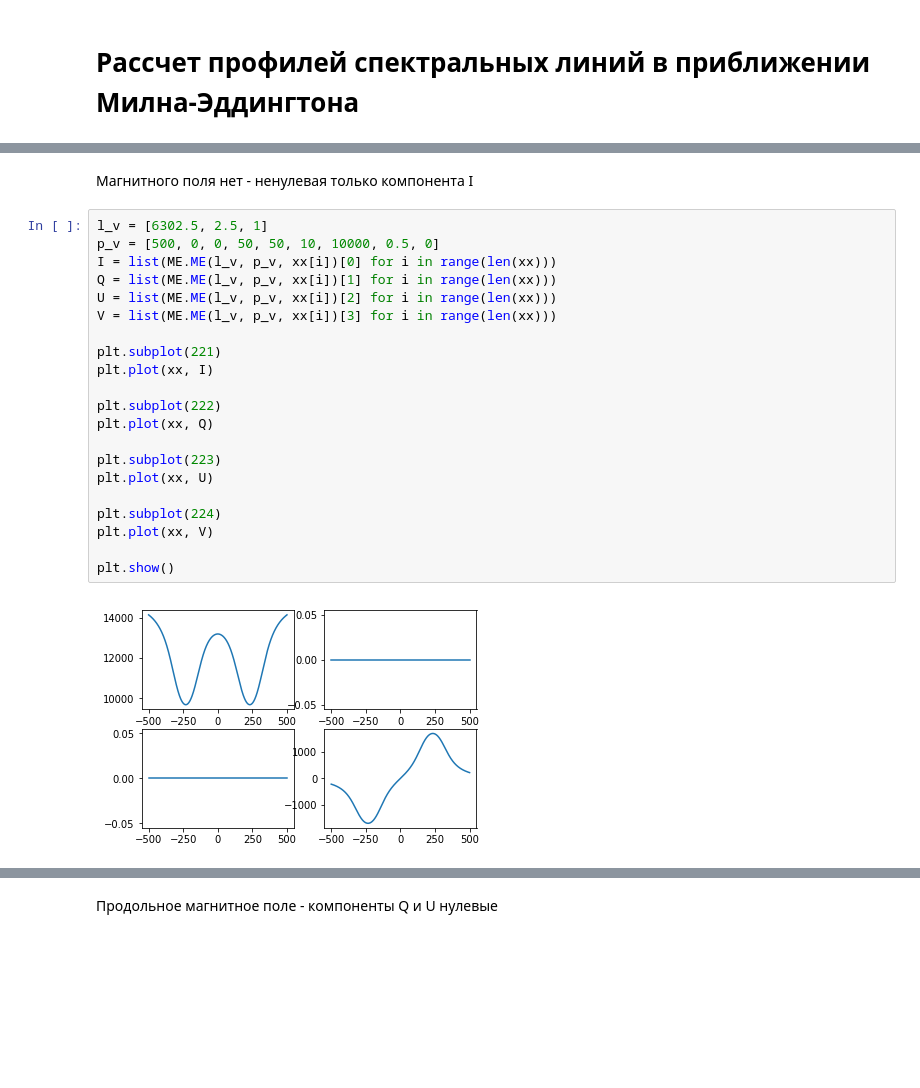
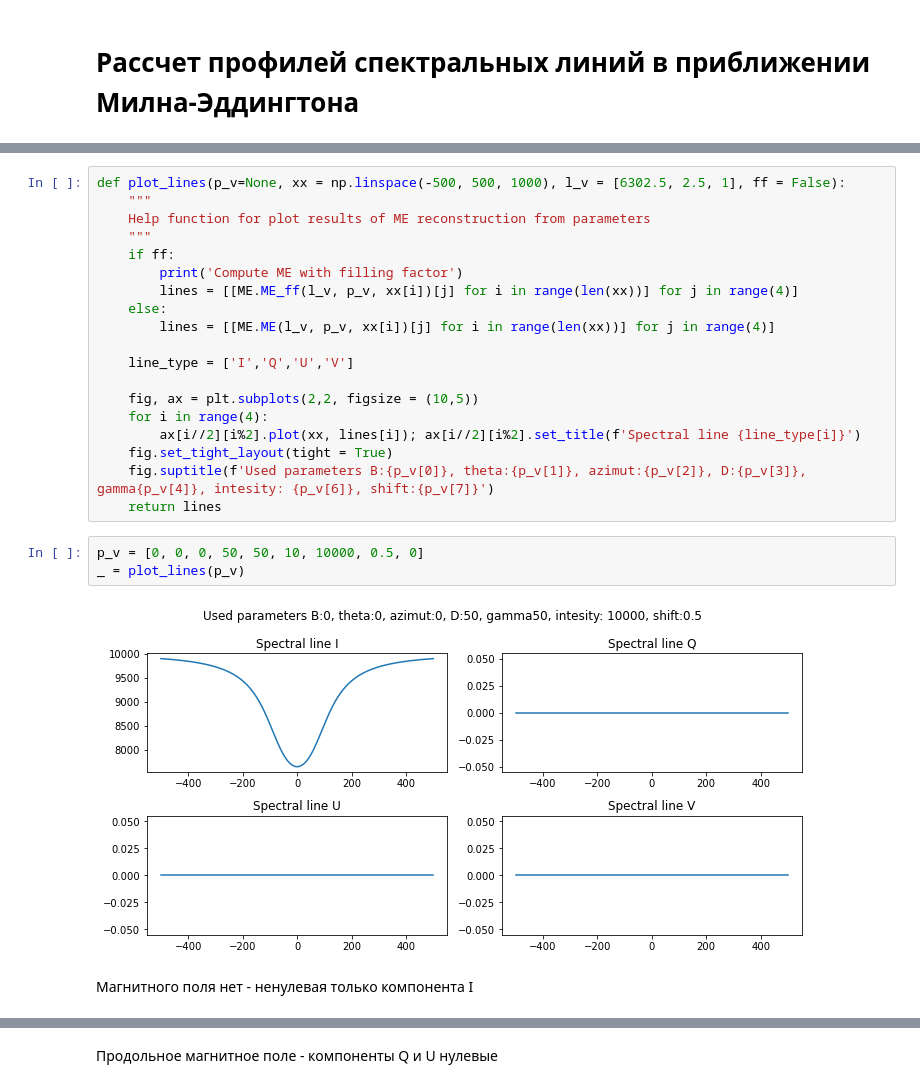
Before and after one commit to andreiplotnikov/ME, a Jupyter notebook: description.ipynb, the cells around one changed output, grey strips where cells are left out. Cells and saved outputs as stored; diff of their text form; blank space fills up the shorter version.

```diff
--- a/description.ipynb
+++ b/description.ipynb
@@ -57,25 +37,26 @@ plt.show()
+# %%
+def plot_lines(p_v=None, xx = np.linspace(-500, 500, 1000), l_v = [6302.5, 2.5, 1], ff = False):
+    """
+    Help function for plot results of ME reconstruction from parameters
+    """
+    if ff:
+        print('Compute ME with filling factor')
+        lines = [[ME.ME_ff(l_v, p_v, xx[i])[j] for i in range(len(xx))] for j in range(4)]
+    else:
+        lines = [[ME.ME(l_v, p_v, xx[i])[j] for i in range(len(xx))] for j in range(4)]
+
+    line_type = ['I','Q','U','V']
+
+    fig, ax = plt.subplots(2,2, figsize = (10,5))
+    for i in range(4):
+        ax[i//2][i%2].plot(xx, lines[i]); ax[i//2][i%2].set_title(f'Spectral line {line_type[i]}')
+    fig.set_tight_layout(tight = True)
+    fig.suptitle(f'Used parameters B:{p_v[0]}, theta:{p_v[1]}, azimut:{p_v[2]}, D:{p_v[3]}, gamma{p_v[4]}, intesity: {p_v[6]}, shift:{p_v[7]}')
+    return lines
+# %%
+p_v = [0, 0, 0, 50, 50, 10, 10000, 0.5, 0]
+_ = plot_lines(p_v)
+# %% [output]
+[figure, added]
 # %% [markdown]
 Магнитного поля нет - ненулевая только компонента I
-# %%
-l_v = [6302.5, 2.5, 1]
-p_v = [500, 0, 0, 50, 50, 10, 10000, 0.5, 0]
-I = list(ME.ME(l_v, p_v, xx[i])[0] for i in range(len(xx)))
-Q = list(ME.ME(l_v, p_v, xx[i])[1] for i in range(len(xx)))
-U = list(ME.ME(l_v, p_v, xx[i])[2] for i in range(len(xx)))
-V = list(ME.ME(l_v, p_v, xx[i])[3] for i in range(len(xx)))
-
-plt.subplot(221)
-plt.plot(xx, I)
-
-plt.subplot(222)
-plt.plot(xx, Q)
-
-plt.subplot(223)
-plt.plot(xx, U)
-
-plt.subplot(224)
-plt.plot(xx, V)
-
-plt.show()
-# %% [output]
-[figure, removed]
```
Also changed, not shown: parts of 28 cells of this notebook, 3 other files.
